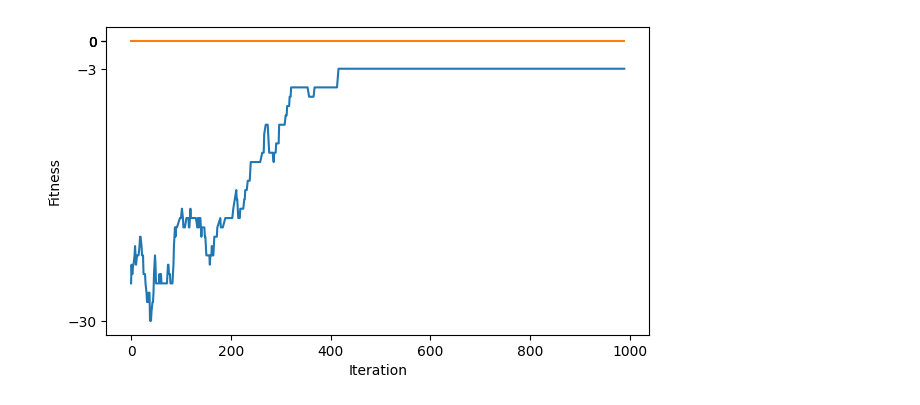
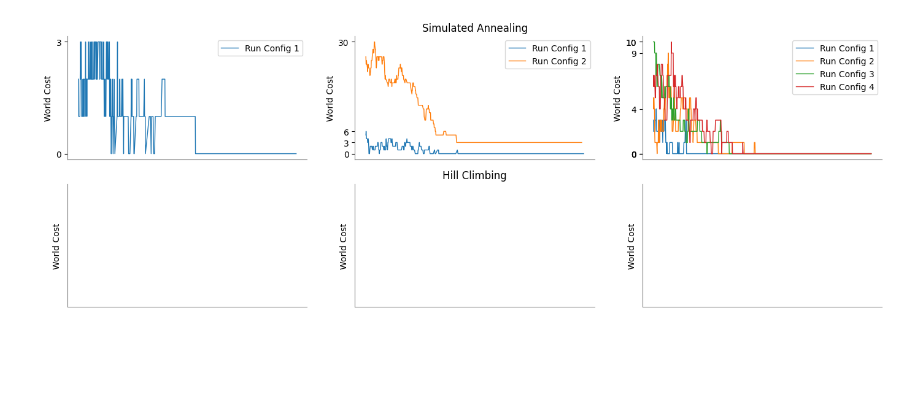
Before and after one commit to tomster12/factorio-blueprints, a Jupyter notebook: FactorioBlueprints/logs/visualize.ipynb, the cells around one changed output. Saved outputs shown, nothing was run; the diff lists cells and outputs as text; code cells hidden in the pictures; blank space fills up the shorter version.

Commit message:
Added new problems

```diff
--- a/FactorioBlueprints/logs/visualize.ipynb
+++ b/FactorioBlueprints/logs/visualize.ipynb
@@ -25,4 +15,72 @@ plot_log_data("log_runconfig_1-0_2_0.005.csv")
-# %%
-plot_log_data("log_runconfig_2-0_2_0.005.csv")
-# %% [output]
-[figure, removed]
+# %%
+df_map = {
+    "Problem 1": {
+        "SA": {
+            "Run Config 1": "p1_sa_rc-1_srand-0.csv",
+        },
+        "HC": {}
+    },
+
+    "Problem 2": {
+        "SA": {
+            "Run Config 1": "p2_sa_rc-1_srand-0.csv",
+            "Run Config 2": "p2_sa_rc-2_srand-0.csv",
+        },
+        "HC": {}
+    },
+
+    "Problem 3": {
+        "sa": {
+            "Run Config 1": "p3_sa_rc-1_srand-0.csv",
+            "Run Config 2": "p3_sa_rc-2_srand-0.csv",
+            "Run Config 3": "p3_sa_rc-3_srand-0.csv",
+            "Run Config 4": "p3_sa_rc-4_srand-0.csv",
+        },
+        "hc": {}
+    }
+}
+
+# Setup all figure and axes stuff
+colors = sns.color_palette("tab10")
+fig, axes = plt.subplots(2, 3, figsize=(14, 5))
+fig.tight_layout()
+fig.subplots_adjust(hspace=0.2, wspace=0.2)
+axes[0, 1].set_title("Simulated Annealing")
+axes[1, 1].set_title("Hill Climbing")
+
+# Draw all problems to algorithm
+for i, p in enumerate(df_map.keys()):
+    for j, alg in enumerate(df_map[p].keys()):
+        ax = axes[j, i]
+
+        # Draw all run configurations to problem / algorithm
+        dfs = []
+        for k, rc in enumerate(df_map[p][alg].keys()):
+            df = pd.read_csv(df_map[p][alg][rc])
+            df["Fitness"] *= -1
+
+            # Set linestyle and color
+            color = colors[k % len(colors)]
+            sns.lineplot(data=df, x="Iteration", y="Fitness", ax=ax, color=color, linewidth=1, label=rc)
+            dfs.append(df)
+
+        # Remove ticks from ax
+        ax.set_xticks([])
+        ax.set_xlabel("")
+        ax.set_ylabel("World Cost")
+
+        # Set yticks to include min and max of each dfs
+        yticks = []
+        for df in dfs:
+            yticks.append(df["Fitness"].min())
+            yticks.append(df["Fitness"].max())
+        ax.set_yticks(yticks)
+
+        ax.spines['top'].set_color('none')
+        ax.spines['right'].set_color('none')
+        ax.spines['left'].set_color('gray')
+        ax.spines['bottom'].set_color('gray')
+
+plt.show()
+# %% [output]
+[figure, added]
```
Also changed, not shown: parts of 3 cells of this notebook, 10 other files.
